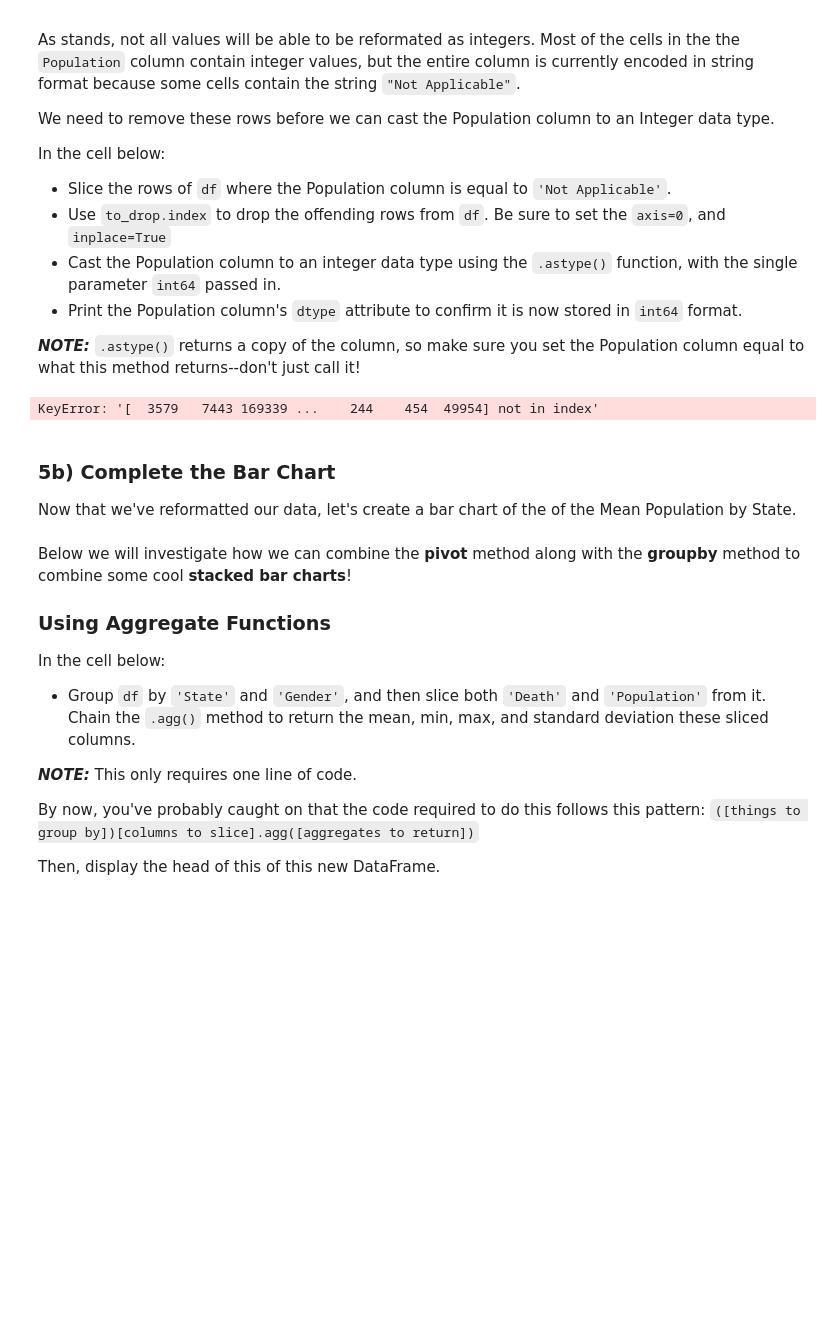
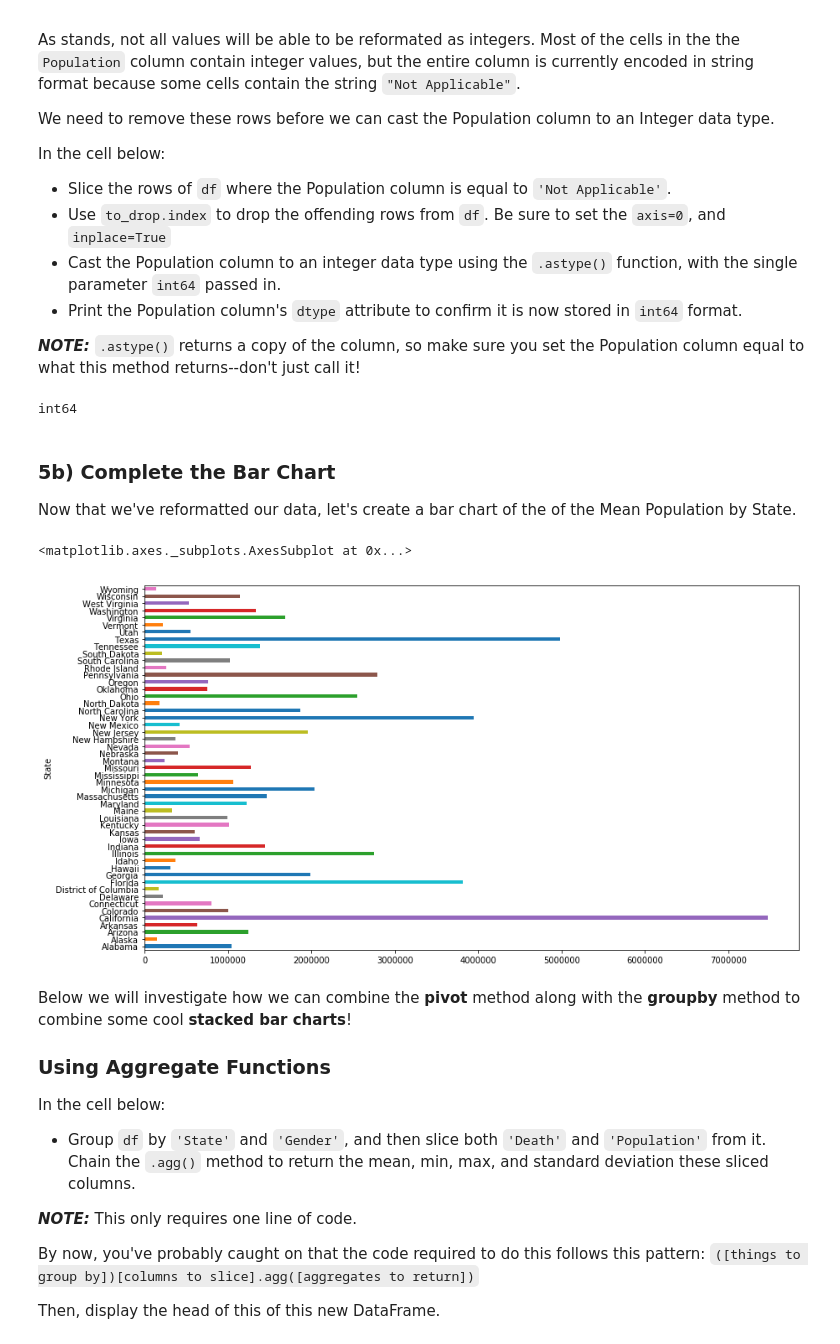
Before and after one commit to cldugan/dsc-0-04-12-pivot-tables-lab-online-ds-sp-000, a Jupyter notebook: index.ipynb, the cells around one changed output. Cells and saved outputs as stored; diff of their text form; code cells hidden in the pictures; blank space fills up the shorter version.

```diff
--- a/index.ipynb
+++ b/index.ipynb
@@ -172,12 +172,12 @@ In the cell below:
 **_NOTE:_** `.astype()` returns a copy of the column, so make sure you set the Population column equal to what this method returns--don't just call it!
 # %%
 #Your code here
-to_drop = df.iloc[df[df['Population']]=='Not Applicable']
+to_drop = df[df['Population']=='Not Applicable']
 df.drop(to_drop.index, axis=0, inplace=True)
 df['Population'] = df['Population'].astype('int64')
-df.Population.dtype
+print(df.Population.dtype)
 # %% [output]
-KeyError: '[  3579   7443 169339 ...    244    454  49954] not in index'
+int64
 # %% [markdown]
 ### 5b) Complete the Bar Chart
 
@@ -187,3 +185,9 @@ Now that we've reformatted our data, let's create a bar chart of the of the Mean
+# %%
+#Your code here
+df.groupby('State')['Population'].mean().plot(kind='barh', figsize=(14,8))
+# %% [output]
+<matplotlib.axes._subplots.AxesSubplot at 0x...>
+[figure, added]
 # %% [markdown]
 Below we will investigate how we can combine the **pivot** method along with the **groupby** method to combine some cool **stacked bar charts**!
 
```
Also changed, not shown: parts of 24 cells of this notebook.
